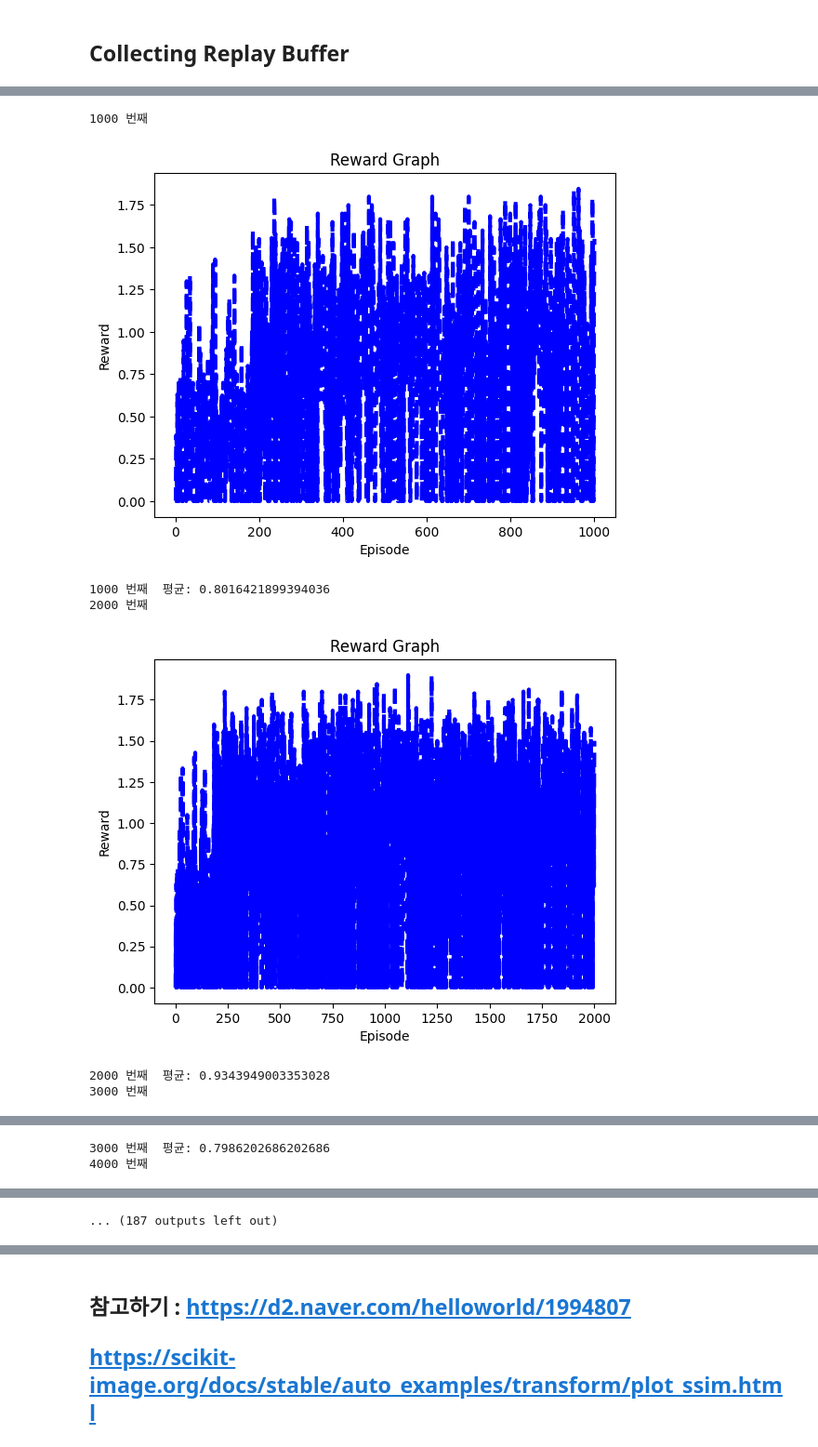
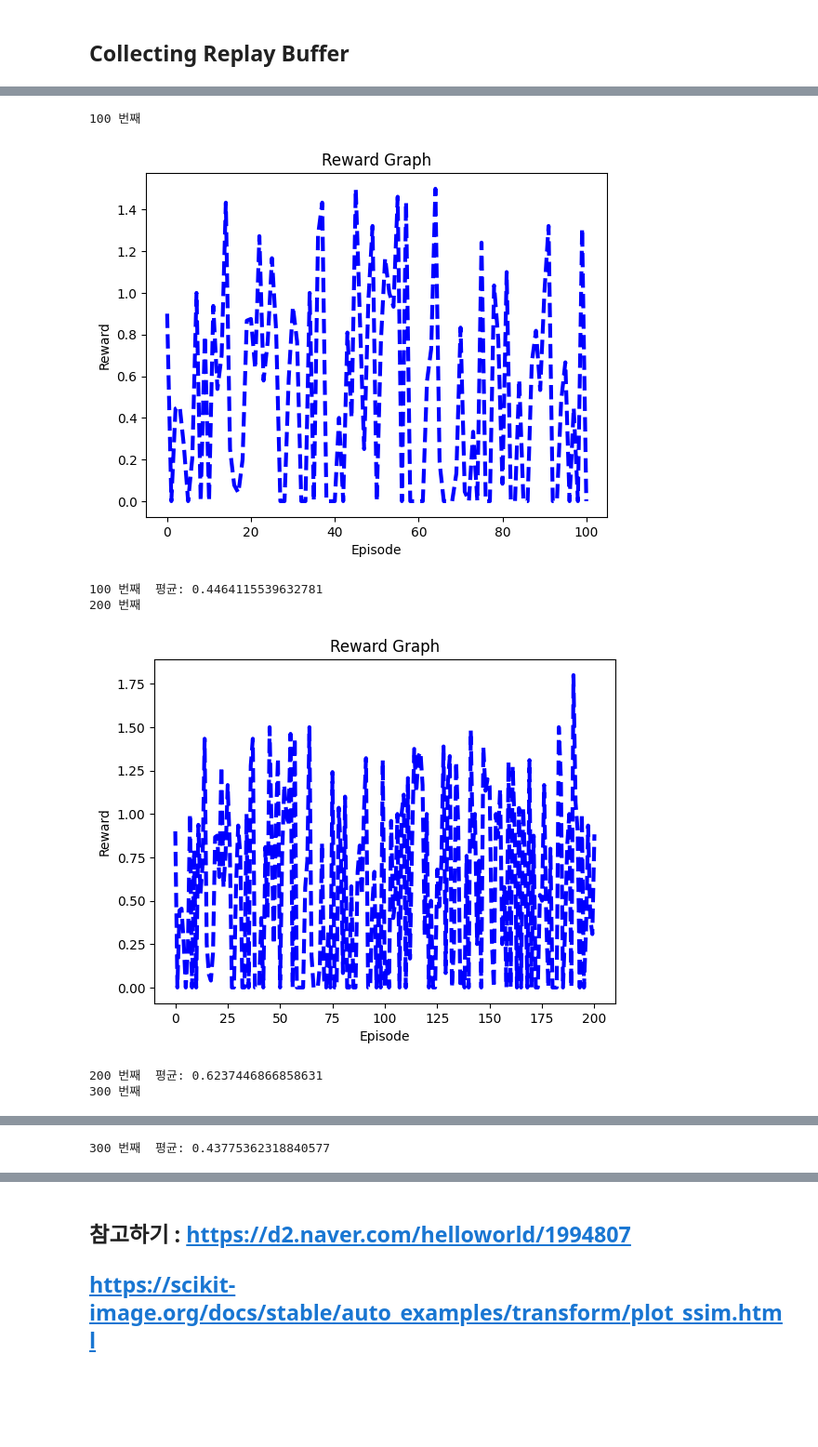
Before and after one commit to hotco87/Automatic-Observer-for-StarCraft, a Jupyter notebook: src/4_Observer_and_RL.ipynb, the cells around one changed output, grey strips where cells are left out. Shown at 93% size. Drawn from its saved outputs; the diff is of its cells as text; code cells hidden in the pictures; blank space fills up the shorter version.

```diff
--- a/src/4_Observer_and_RL.ipynb
+++ b/src/4_Observer_and_RL.ipynb
@@ -1064,7 +1086,3 @@ class StarObserverEnv(gym.Env):
             plt.show()
 
             return 0
-# %%
-a= np.array([5,7])
-b= np.array([6,10])
-print (mean_squared_error(a,b))
@@ -1364,11 +1144,11 @@ env = StarObserverEnv()
 class Net(nn.Module):
     def __init__(self):
         super(Net, self).__init__()
-        self.conv1 = nn.Conv2d(16, 32, 3, 1)
+        self.conv1 = nn.Conv2d(8, 32, 3, 1)
         self.conv2 = nn.Conv2d(32, 64, 3, 1)
         self.dropout1 = nn.Dropout2d(0.25)
         self.dropout2 = nn.Dropout2d(0.5)
-        self.fc1 = nn.Linear(2048, 1)
+        self.fc1 = nn.Linear(23552, 1)
         self.fc2 = nn.Linear(1, 9)
 
         #(64x32 and 2048x32)
@@ -1398,7 +1178,7 @@ class DQN(nn.Module):
         self.train_step_counter = 0                                     # for target updating
         self.memory_counter = 0                                         # for storing memory
         self.memory_counter2 = 0
-        self.memory = np.zeros((MEMORY_CAPACITY, 16 , 24 , 20))     # initialize memory
+        self.memory = np.zeros((MEMORY_CAPACITY, 8 , 96*2 , 20))     # initialize memory
         self.memory2 = np.zeros((MEMORY_CAPACITY, 2))     # initialize memory
         self.optimizer = torch.optim.Adam(self.eval_net.parameters(), lr=LR)
 
@@ -1414,6 +1194,7 @@ class DQN(nn.Module):
 
     def replay_memory(self, s, a, r, s_):
         transition = np.hstack((s, s_)) # 4, 1, 1, 4 = size(10)
+        #print(transition.shape)
         transition2 = np.hstack((a, r)) # 4, 1, 1, 4 = size(10)
         index = self.memory_counter % MEMORY_CAPACITY # 2000step 마다 각각 메모리 갱신
         self.memory[index, :] = transition
@@ -1432,10 +1213,10 @@ class DQN(nn.Module):
         sample_index = np.random.choice(MEMORY_CAPACITY, BATCH_SIZE) # 메모리에서 랜덤 샘플링 할 index 추출, 32
         memory_batch = self.memory[sample_index, :] # 메모리 추출, (32,10), 32:배치사이즈, 10: s(4),a(1),r(1),s(4)
         memory_batch2 = self.memory2[sample_index, :] # 메모리 추출, (32,10), 32:배치사이즈, 10: s(4),a(1),r(1),s(4)
-        state_batch = torch.FloatTensor(memory_batch[:, :,:12, :]) # (32,4)
+        state_batch = torch.FloatTensor(memory_batch[:, :,:96, :]) # (32,4)
         action_batch = torch.LongTensor(memory_batch2[:,:1].astype(int)) # (32,1) : [[0],[1],[1],[0],....], (중의적으로 index의 의미를 가짐.)
         reward_batch = torch.FloatTensor(memory_batch2[:,1:]) # (32,1)
-        next_state_batch = torch.FloatTensor(memory_batch[:,:, 12:,:]) # (32,4)
+        next_state_batch = torch.FloatTensor(memory_batch[:,:,96:,:]) # (32,4)
 
         # cost function
         #print("train_state_shape",state_batch.shape)
@@ -1454,7 +1235,7 @@ dqn = DQN()
 def main():
     total_reward_list = []
     #for i_episode in count(1):
-    for i_episode in range(100000):
+    for i_episode in range(1000):
         total_reward = 0
         state = env.reset() # 16, 12, 20
         for t in range(50):
@@ -1491,42 +1272,42 @@ def main():
             state = next_state
 
         # evaluation
-        if i_episode % 1000 == 0 and i_episode!=0:
+        if i_episode % 100 == 0 and i_episode!=0:
             print(i_episode, "번째")
             torch.save(dqn.eval_net.state_dict(), 'DQN_Cartpole.pth')
             plt.plot(list(range(len(total_reward_list))), total_reward_list, c="b", lw=3, ls="--")
             #plt.plot(list(range(len(total_reward_list)-30)), total_reward_list[-30:], c="b", lw=3, ls="--")
 #             plt.plot(list(range(len(total_reward_list[-30:]))), total_reward_list[-30:], c="b", lw=3, ls="--")
             plt.xlabel("Episode"), plt.ylabel("Reward"), plt.title("Reward Graph")
             fig = plt.gcf()
             plt.show()
             fig.savefig('DQN_Reward_Graph.png')
             plt.close()
 
             if len(total_reward_list) > 30:
                 print(i_episode, "번째", " 평균:", np.mean(total_reward_list[-20:], dtype=float))
                 #print(i_episode, "번째:", total_reward_list[-20:], ", mean:", np.mean(total_reward_list[-20:], dtype=float))
             #print(total_reward_list[-1:])
 
         if np.mean(total_reward_list[-30:], dtype=int) > 20:
             torch.save(dqn.eval_net.state_dict(), 'DQN_Cartpole.pth')
             plt.plot(list(range(len(total_reward_list))), total_reward_list, c="b", lw=3, ls="--")
             plt.xlabel("Episode"), plt.ylabel("Reward"), plt.title("Reward Graph")
             fig = plt.gcf()
             plt.show()
             fig.savefig('DQN_Reward_Graph.png')
             plt.close()
 
         #if np.mean(total_reward_list[-20:], dtype=int) > env.spec.reward_threshold+5:
         #    break
 
 if __name__ == '__main__':
     main()
 # %% [output]
-1000 번째
+100 번째
-[figure, old version]
+[figure, new version]
-1000 번째  평균: 0.8016421899394036
-2000 번째
+100 번째  평균: 0.4464115539632781
+200 번째
-[figure, old version]
+[figure, new version]
-2000 번째  평균: 0.9343949003353028
-3000 번째
+200 번째  평균: 0.6237446866858631
+300 번째
@@ -1534,2 +1315 @@ if __name__ == '__main__':
-3000 번째  평균: 0.7986202686202686
-4000 번째
+300 번째  평균: 0.43775362318840577
@@ -1543 +1315,0 @@ if __name__ == '__main__':
-... (187 outputs left out)
```
Also changed, not shown: parts of 21 cells of this notebook.
